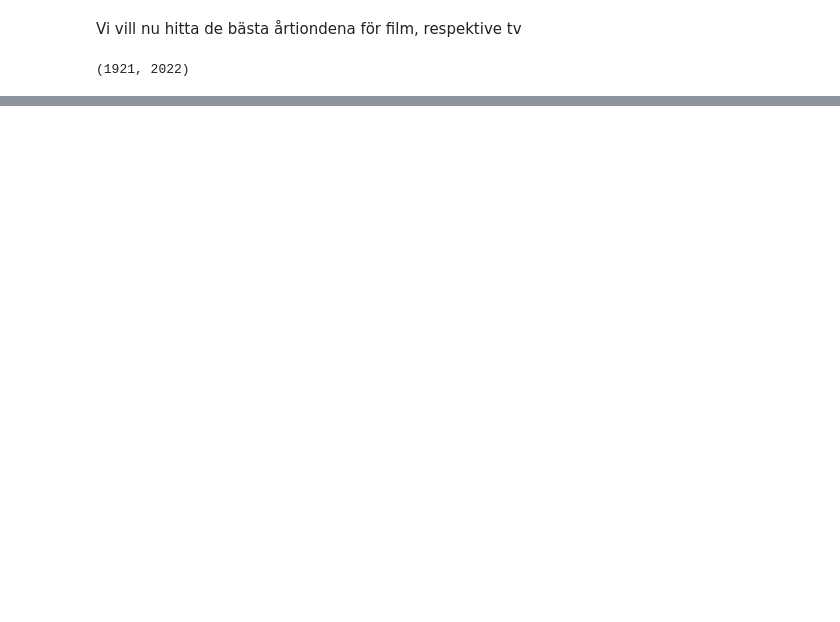
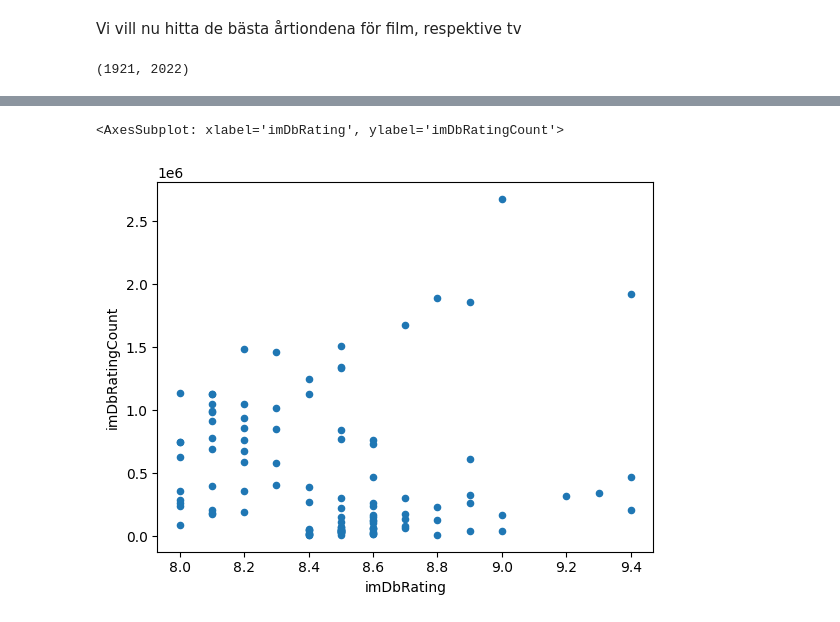
Before and after one commit to a-appelblom/DS_22_resources, a Jupyter notebook: lessons/lesson14GBG/movies.ipynb, the cells around one changed output, grey strips where cells are left out. Saved outputs shown, nothing was run; the diff lists cells and outputs as text; code cells hidden in the pictures; blank space fills up the shorter version.

```diff
--- a/lessons/lesson14GBG/movies.ipynb
+++ b/lessons/lesson14GBG/movies.ipynb
@@ -114,0 +139,4 @@ start, end
+# %%
+low = tv_df["year"].min()
+high = tv_df["year"].max()
+low, high
@@ -114,0 +145,4 @@ start, end
+# %%
+start = round(low - 5, -1)
+end = round(high + 5, -1)
+start, end
@@ -114,0 +151,10 @@ start, end
+# %%
+tv_decades = {}
+current = start
+while current < end:
+    df = tv_df[tv_df["year"].between(current, current + 9)]
+    key = str(current) + "s"
+    tv_decades[key] = df
+    current += 10
+
+tv_decades["1970s"]
@@ -114,0 +241,6 @@ start, end
+# %%
+tv_decades["2000s"]
+movie_decades["2000s"]
+
+twothousands = pd.concat([tv_decades["2000s"], movie_decades["2000s"]])
+twothousands.sort_values("imDbRating", ascending=False)
@@ -114,0 +261,5 @@ start, end
+# %%
+twothousands.set_index("title").plot(kind="scatter", y="imDbRatingCount", x="imDbRating")
+# %% [output]
+<AxesSubplot: xlabel='imDbRating', ylabel='imDbRatingCount'>
+[figure, added]
```
Also changed, not shown: parts of 12 cells of this notebook.
